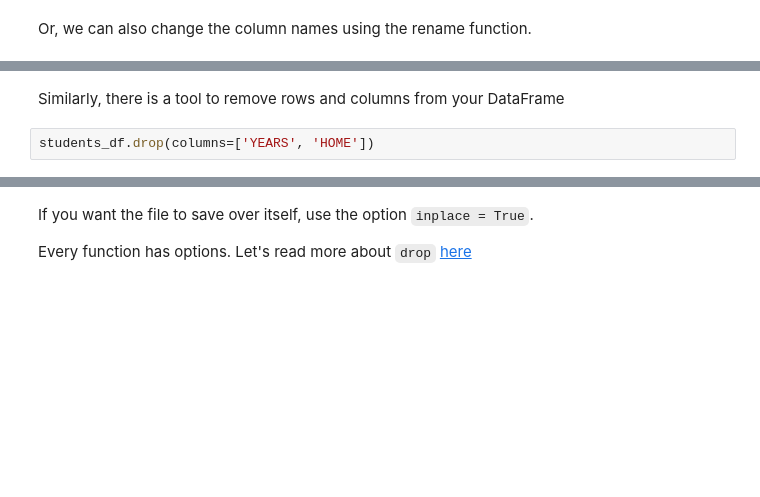
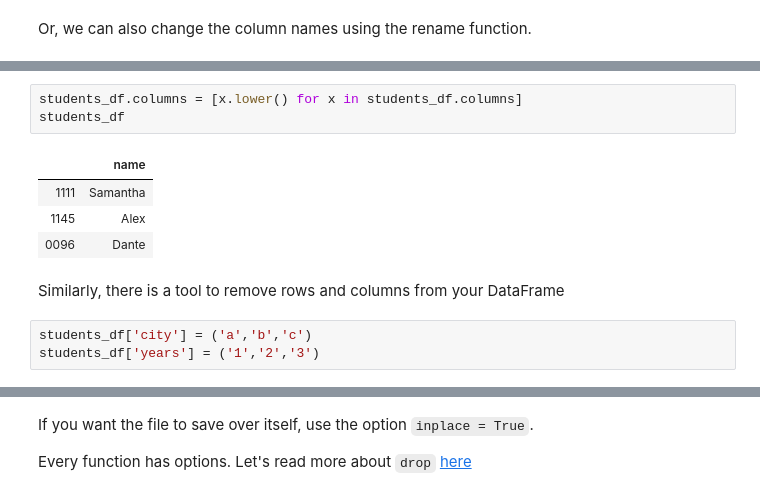
Before and after one commit to Joe-Bit-lab/dc-ds-021720, a Jupyter notebook: mod-1/day-3-numpy-pandas/libraries_numpy_pandas.ipynb, the cells around one changed output, grey strips where cells are left out. Cells and saved outputs as stored; diff of their text form; blank space fills up the shorter version.

```diff
--- a/mod-1/day-3-numpy-pandas/libraries_numpy_pandas.ipynb
+++ b/mod-1/day-3-numpy-pandas/libraries_numpy_pandas.ipynb
@@ -573,7 +672,16 @@ students_df.head()
+# %%
+students_df.columns = [x.lower() for x in students_df.columns]
+students_df
+# %% [output]
+|  | name |
+| 1111 | Samantha |
+| 1145 | Alex |
+| 0096 | Dante |
 # %% [markdown]
 Similarly, there is a tool to remove rows and columns from your DataFrame
-# %%
-students_df.drop(columns=['YEARS', 'HOME'])
+# %%
+students_df['city'] = ('a','b','c')
+students_df['years'] = ('1','2','3')
 # %%
 #Notice again what happens if we print students_df
 students_df
```
Also changed, not shown: parts of 33 cells of this notebook.
